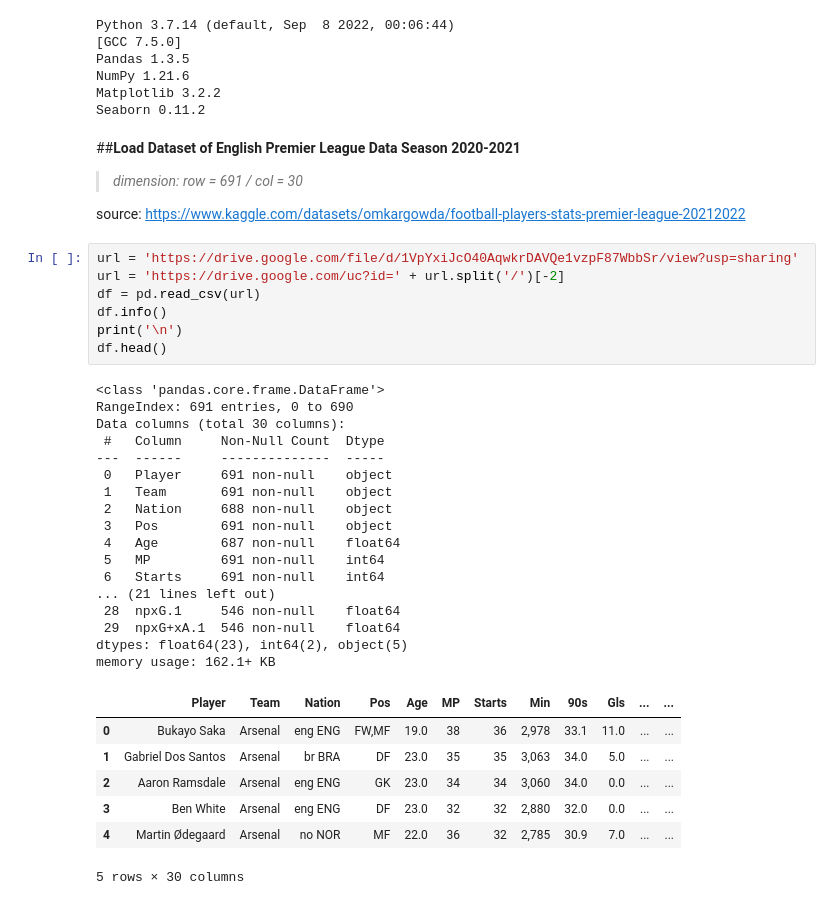
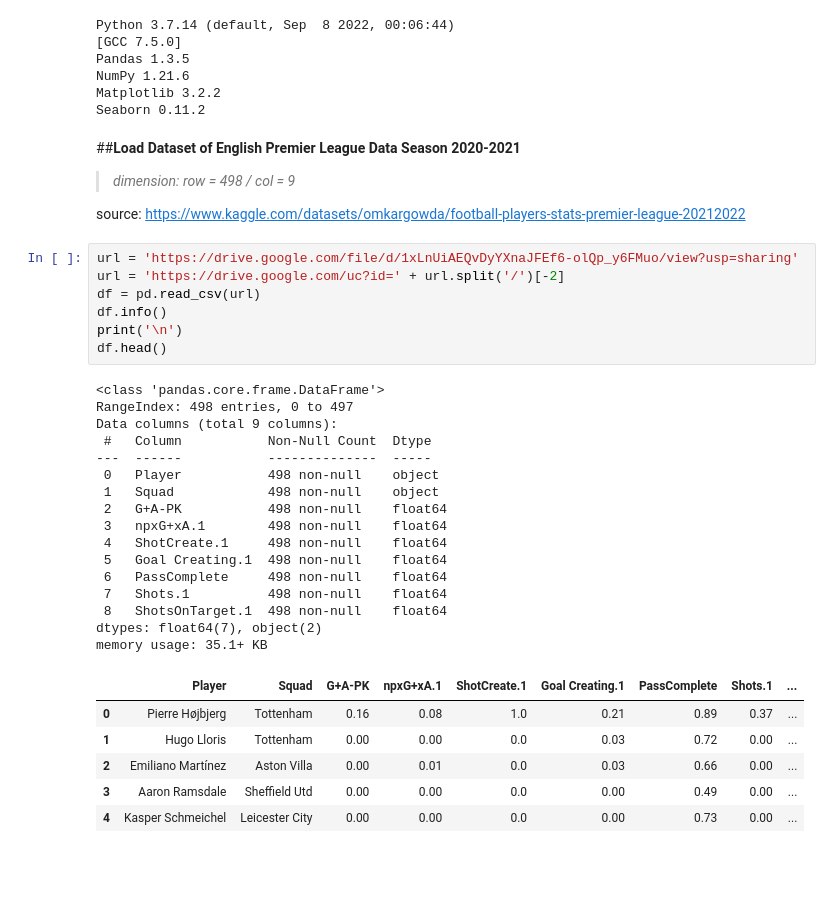
Before and after one commit to TheAmericanoO/Mini-Project-DADS5001, a Jupyter notebook: Mini_Project_6420422023.ipynb, the cells around one changed output. Drawn from its saved outputs; the diff is of its cells as text; blank space fills up the shorter version.

```diff
--- a/Mini_Project_6420422023.ipynb
+++ b/Mini_Project_6420422023.ipynb
@@ -27,38 +27,36 @@ Seaborn 0.11.2
 # %% [markdown]
 ##**Load Dataset of English Premier League Data Season 2020-2021**
 
-> *dimension: row = 691 / col = 30*
+> *dimension: row = 498 / col = 9*
 
 source: https://www.kaggle.com/datasets/omkargowda/football-players-stats-premier-league-20212022
 # %%
-url = 'https://drive.google.com/file/d/1VpYxiJcO40AqwkrDAVQe1vzpF87WbbSr/view?usp=sharing'
+url = 'https://drive.google.com/file/d/1xLnUiAEQvDyYXnaJFEf6-olQp_y6FMuo/view?usp=sharing'
 url = 'https://drive.google.com/uc?id=' + url.split('/')[-2]
 df = pd.read_csv(url)
 df.info()
 print('\n')
 df.head()
 # %% [output]
 <class 'pandas.core.frame.DataFrame'>
-RangeIndex: 691 entries, 0 to 690
-Data columns (total 30 columns):
- #   Column     Non-Null Count  Dtype
----  ------     --------------  -----
- 0   Player     691 non-null    object
- 1   Team       691 non-null    object
- 2   Nation     688 non-null    object
- 3   Pos        691 non-null    object
- 4   Age        687 non-null    float64
- 5   MP         691 non-null    int64
- 6   Starts     691 non-null    int64
-... (21 lines left out)
- 28  npxG.1     546 non-null    float64
- 29  npxG+xA.1  546 non-null    float64
-dtypes: float64(23), int64(2), object(5)
-memory usage: 162.1+ KB
+RangeIndex: 498 entries, 0 to 497
+Data columns (total 9 columns):
+ #   Column           Non-Null Count  Dtype
+---  ------           --------------  -----
+ 0   Player           498 non-null    object
+ 1   Squad            498 non-null    object
+ 2   G+A-PK           498 non-null    float64
+ 3   npxG+xA.1        498 non-null    float64
+ 4   ShotCreate.1     498 non-null    float64
+ 5   Goal Creating.1  498 non-null    float64
+ 6   PassComplete     498 non-null    float64
+ 7   Shots.1          498 non-null    float64
+ 8   ShotsOnTarget.1  498 non-null    float64
+dtypes: float64(7), object(2)
+memory usage: 35.1+ KB
-|  | Player | Team | Nation | Pos | Age | MP | Starts | Min | 90s | Gls | ... | ... |
-| 0 | Bukayo Saka | Arsenal | eng ENG | FW,MF | 19.0 | 38 | 36 | 2,978 | 33.1 | 11.0 | ... | ... |
-| 1 | Gabriel Dos Santos | Arsenal | br BRA | DF | 23.0 | 35 | 35 | 3,063 | 34.0 | 5.0 | ... | ... |
-| 2 | Aaron Ramsdale | Arsenal | eng ENG | GK | 23.0 | 34 | 34 | 3,060 | 34.0 | 0.0 | ... | ... |
-| 3 | Ben White | Arsenal | eng ENG | DF | 23.0 | 32 | 32 | 2,880 | 32.0 | 0.0 | ... | ... |
-| 4 | Martin Ødegaard | Arsenal | no NOR | MF | 22.0 | 36 | 32 | 2,785 | 30.9 | 7.0 | ... | ... |
+|  | Player | Squad | G+A-PK | npxG+xA.1 | ShotCreate.1 | Goal Creating.1 | PassComplete | Shots.1 | ... |
+| 0 | Pierre Højbjerg | Tottenham | 0.16 | 0.08 | 1.0 | 0.21 | 0.89 | 0.37 | ... |
+| 1 | Hugo Lloris | Tottenham | 0.00 | 0.00 | 0.0 | 0.03 | 0.72 | 0.00 | ... |
+| 2 | Emiliano Martínez | Aston Villa | 0.00 | 0.01 | 0.0 | 0.03 | 0.66 | 0.00 | ... |
+| 3 | Aaron Ramsdale | Sheffield Utd | 0.00 | 0.00 | 0.0 | 0.00 | 0.49 | 0.00 | ... |
+| 4 | Kasper Schmeichel | Leicester City | 0.00 | 0.00 | 0.0 | 0.00 | 0.73 | 0.00 | ... |
-5 rows × 30 columns
```
Also changed, not shown: parts of 19 cells of this notebook.
